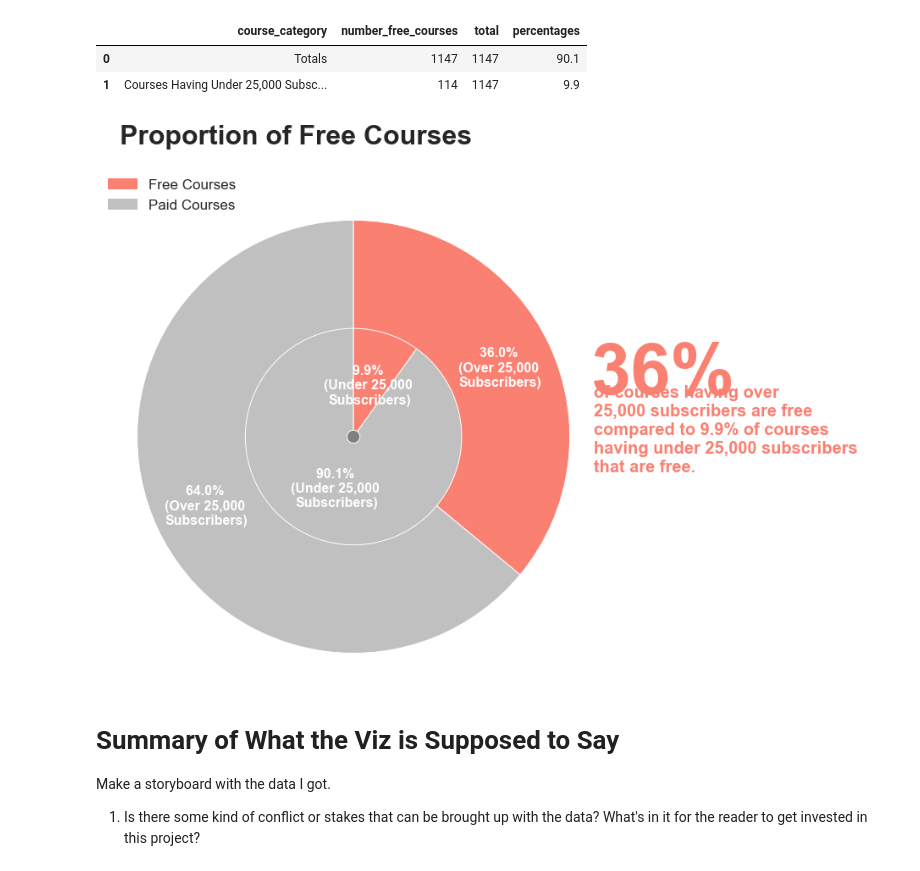
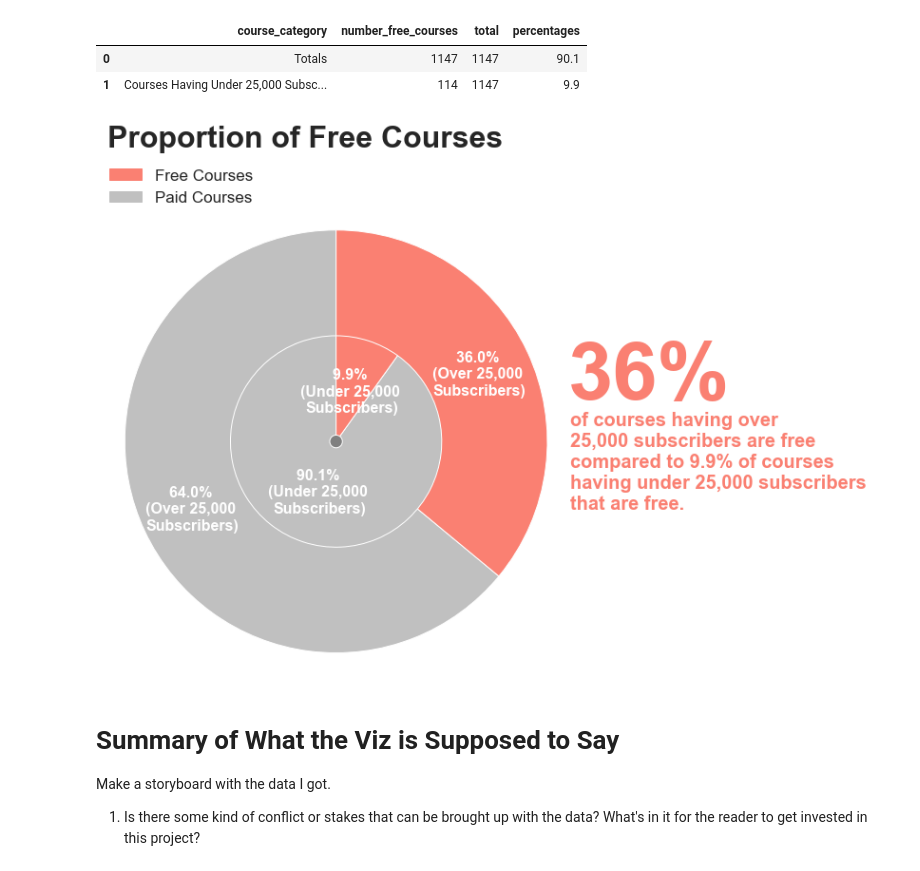
Before and after one commit to willnguyen14/udemy-viz-project, a Jupyter notebook: udemy.ipynb, the cells around one changed output. Drawn from its saved outputs; the diff is of its cells as text; code cells hidden in the pictures.

```diff
--- a/udemy.ipynb
+++ b/udemy.ipynb
@@ -591,37 +591,37 @@ display(df_free_under)
 | 1 | Courses Having Under 25,000 Subsc... | 114 | 1147 | 9.9 |
 # %%
 # second pie chart
-plt.figure(figsize=(8,8))
+plt.figure(figsize=(7,7))
 
 plt.pie(df_free_over.percentages,
         colors=['silver','salmon'],startangle=90,
         pctdistance=0.75,radius=1,labeldistance=1.05,autopct='%1.01f%% \n(Over 25,000 \nSubscribers)',
         textprops={'fontsize':16,'color':'white','fontweight':'bold'})
 
 plt.pie(df_free_under.percentages,
         colors=['silver','salmon'],startangle=90,
         pctdistance=0.5,radius=0.5,labeldistance=1.05,autopct='%1.01f%% \n(Under 25,000 \nSubscribers)',
         textprops={'fontsize':16,'color':'white','fontweight':'bold'})
 
 centre_circle = plt.Circle((0,0),0.03,fc='grey')
 fig=plt.gcf()
 fig.gca().add_artist(centre_circle)
 plt.axis('equal')
 plt.tight_layout()
 plt.title("Proportion of Free Courses",fontweight="heavy",fontsize=32,pad=70,loc='left')
 
 plt.text(1.1,0.2,"36%",
          fontsize=85,color='salmon',fontweight="heavy")
-plt.text(1.11,-0.16,"of courses having over \n25,000 subscribers are free \ncompared to 9.9% of courses \nhaving under 25,000 subscribers \nthat are free.",
+plt.text(1.11,-0.32,"of courses having over \n25,000 subscribers are free \ncompared to 9.9% of courses \nhaving under 25,000 subscribers \nthat are free.",
          fontsize=20,color='salmon',fontweight="heavy")
 
 patch = mpatches.Patch(color='salmon',label='Free Courses')
 patch2 = mpatches.Patch(color='silver',label='Paid Courses')
-plt.legend(handles=[patch,patch2],loc='upper center',bbox_to_anchor=(0.111,1.08),prop={'size': 17},frameon=False)
+plt.legend(handles=[patch,patch2],loc='upper center',bbox_to_anchor=(0.16,1.13),prop={'size': 17},frameon=False)
 
 plt.show()
 # %% [output]
-[figure, old version]
+[figure, new version]
 # %% [markdown]
 # Summary of What the Viz is Supposed to Say
 
```
